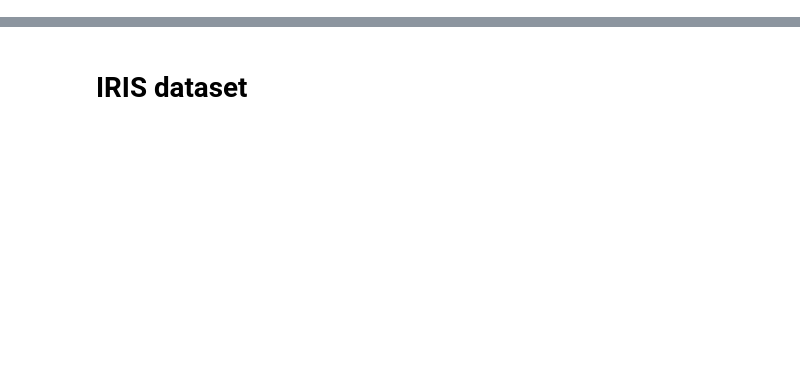
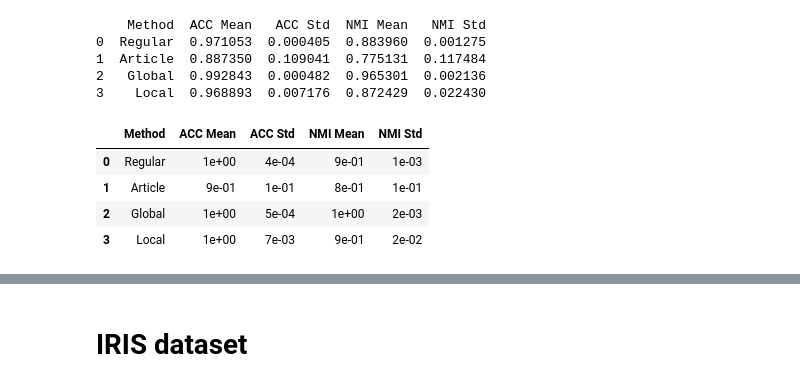
Before and after one commit to YossiSella/UL_Bar_Ilan_Assignments, a Jupyter notebook: project/Final_project.ipynb, the cells around one changed output, grey strips where cells are left out. Cells and saved outputs as stored; diff of their text form; code cells hidden in the pictures; blank space fills up the shorter version.

Commit message:
Updated code to incude DF of the results

```diff
--- a/project/Final_project.ipynb
+++ b/project/Final_project.ipynb
@@ -348,0 +380,72 @@ KeyboardInterrupt:
+# %%
+import pandas as pd
+
+# ... each is shape (num_of_iter, 1).
+
+# Compute the mean and standard deviation for each approach
+methods = ["Regular", "Article", "Global", "Local"]
+acc_means = [
+    np.mean(regular_acc),
+    np.mean(article_acc),
+    np.mean(global_acc),
+    np.mean(local_acc)
+]
+acc_stds = [
+    np.std(regular_acc),
+    np.std(article_acc),
+    np.std(global_acc),
+    np.std(local_acc)
+]
+nmi_means = [
+    np.mean(regular_nmi),
+    np.mean(article_nmi),
+    np.mean(global_nmi),
+    np.mean(local_nmi)
+]
+nmi_stds = [
+    np.std(regular_nmi),
+    np.std(article_nmi),
+    np.std(global_nmi),
+    np.std(local_nmi)
+]
+
+# Create a DataFrame
+df_results = pd.DataFrame({
+    "Method": methods,
+    "ACC Mean": acc_means,
+    "ACC Std": acc_stds,
+    "NMI Mean": nmi_means,
+    "NMI Std": nmi_stds
+})
+
+# Display the table in the notebook/console
+print(df_results)
+
+# Optionally, format the numeric columns for readability:
+# (For example, rounding to 3 decimals)
+df_display = df_results.style.format({
+    "ACC Mean": "{:.0e}",
+    "ACC Std": "{:.0e}",
+    "NMI Mean": "{:.0e}",
+    "NMI Std": "{:.0e}"
+})
+
+# Save as CSV
+df_results.to_csv("clustering_results.csv", index=False)
+
+# Or save as an Excel file:
+# df_results.to_excel("clustering_results.xlsx", index=False)
+# %% [output]
+    Method  ACC Mean   ACC Std  NMI Mean   NMI Std
+0  Regular  0.971053  0.000405  0.883960  0.001275
+1  Article  0.887350  0.109041  0.775131  0.117484
+2   Global  0.992843  0.000482  0.965301  0.002136
+3    Local  0.968893  0.007176  0.872429  0.022430
+# %%
+df_display
+# %% [output]
+|  | Method | ACC Mean | ACC Std | NMI Mean | NMI Std |
+| 0 | Regular | 1e+00 | 4e-04 | 9e-01 | 1e-03 |
+| 1 | Article | 9e-01 | 1e-01 | 8e-01 | 1e-01 |
+| 2 | Global | 1e+00 | 5e-04 | 1e+00 | 2e-03 |
+| 3 | Local | 1e+00 | 7e-03 | 9e-01 | 2e-02 |
```
Also changed, not shown: parts of 9 cells of this notebook.
